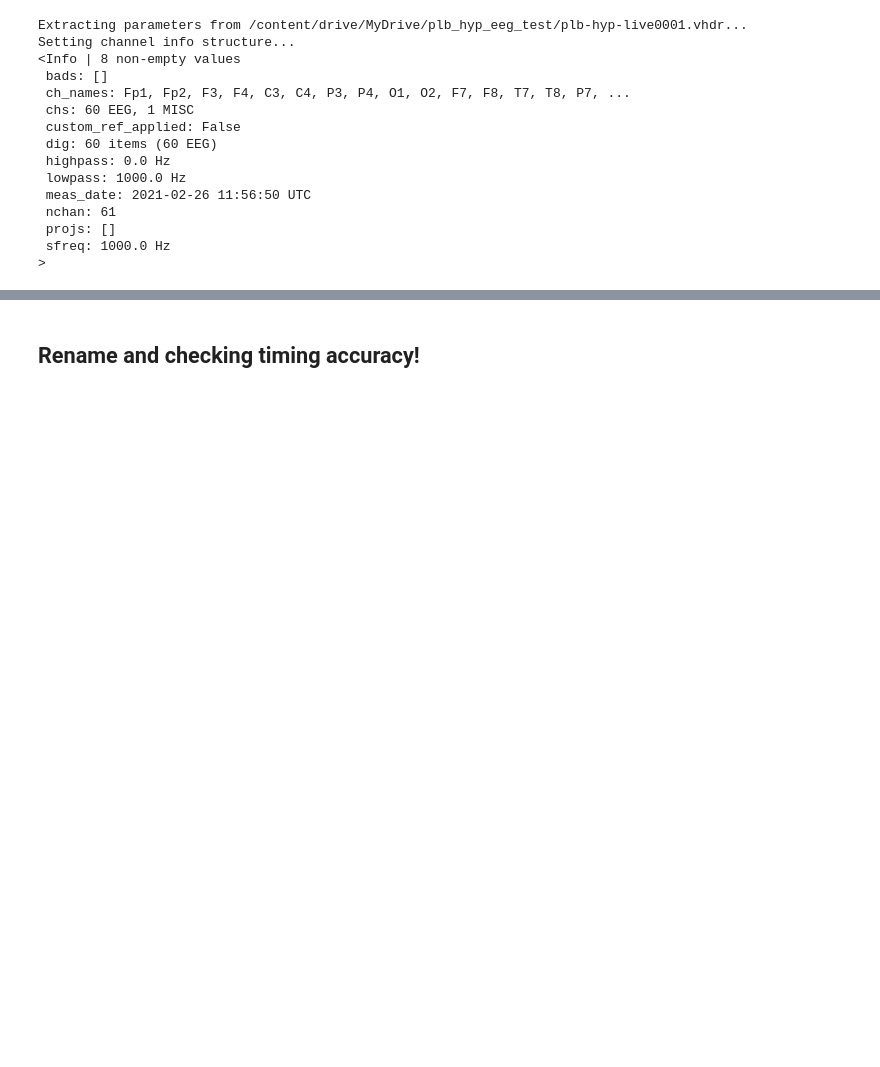
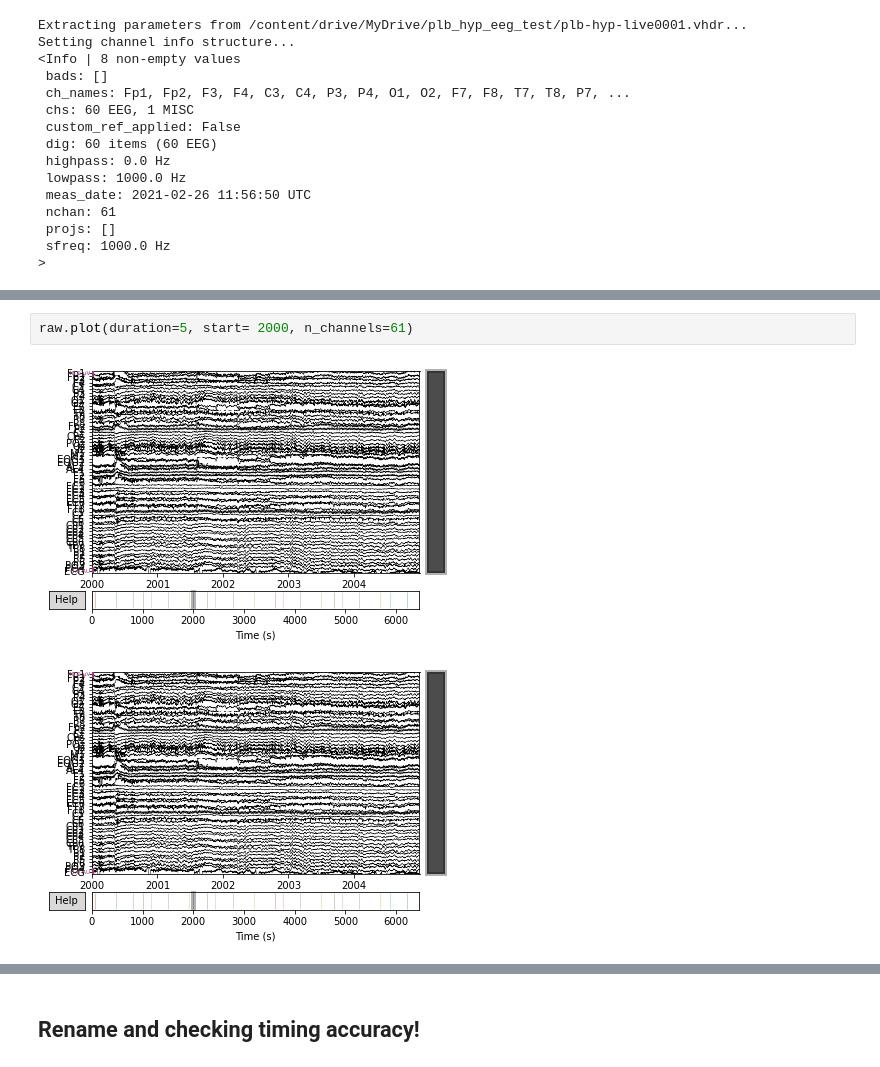
Before and after one commit to Yeganehfrh/B2BNet, a Jupyter notebook: PLB_HYP_EEG_Preproecessing.ipynb, the cells around one changed output, grey strips where cells are left out. Drawn from its saved outputs; the diff is of its cells as text; blank space fills up the shorter version.

```diff
--- a/PLB_HYP_EEG_Preproecessing.ipynb
+++ b/PLB_HYP_EEG_Preproecessing.ipynb
@@ -63,0 +95,5 @@ Setting channel info structure...
+# %%
+raw.plot(duration=5, start= 2000, n_channels=61)
+# %% [output]
+[figure, added]
+[figure, added]
```
Also changed, not shown: parts of 16 cells of this notebook.
